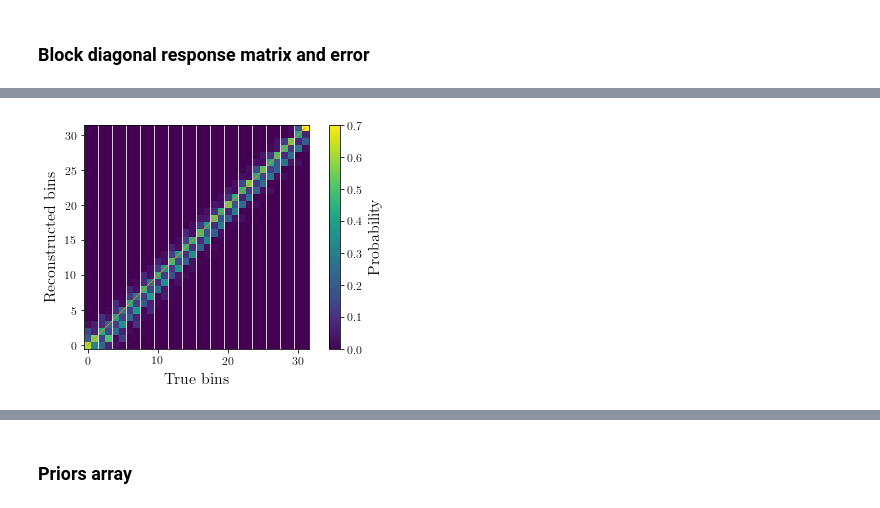
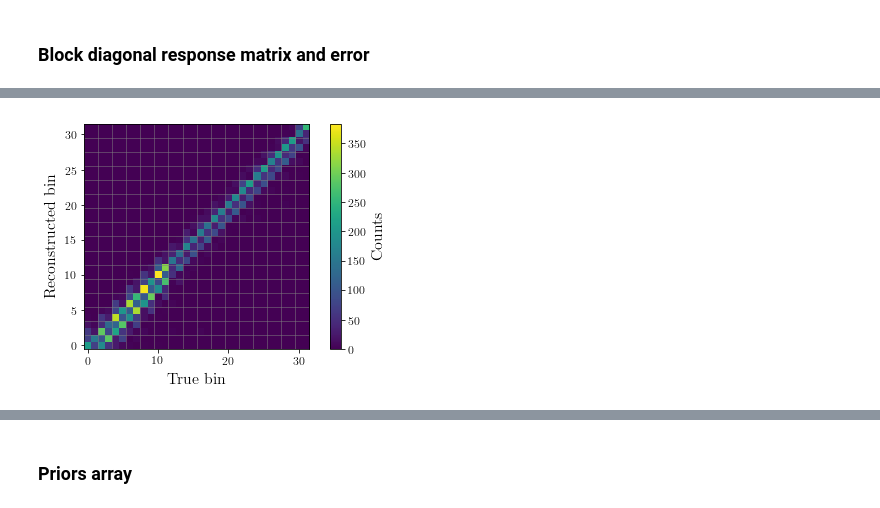
Before and after one commit to jrbourbeau/cr-composition, a Jupyter notebook: notebooks/unfolding/pyunfold-formatting.ipynb, the cells around one changed output, grey strips where cells are left out. Saved outputs shown, nothing was run; the diff lists cells and outputs as text; code cells hidden in the pictures.

```diff
--- a/notebooks/unfolding/pyunfold-formatting.ipynb
+++ b/notebooks/unfolding/pyunfold-formatting.ipynb
@@ -69,7 +70,7 @@ energybins = comp.analysis.get_energybins()
 3. Get separate testing and training datasets
 4. Feature transformation
 # %%
-df_sim_train, df_sim_test = comp.load_sim(config='IC86.2012')
+df_sim_train, df_sim_test = comp.load_sim(config='IC86.2012', log_energy_min=6.0, log_energy_max=8.3)
 # %%
 log_energy_sim_test = df_sim_test['lap_log_energy']
 log_reco_energy_sim_test = df_sim_test['lap_log_energy']
@@ -101,0 +139,2 @@ Pipeline(steps=[('classifier', GradientBoostingClassifier(criterion='friedman_ms
+# %%
+df_sim = comp.load_sim(config='IC86.2012', test_size=0)
@@ -102,5 +435,5 @@ Pipeline(steps=[('classifier', GradientBoostingClassifier(criterion='friedman_ms
 # %%
-df_data = comp.load_data(config='IC86.2012')
+df_data = comp.load_data(config='IC86.2012', log_energy_min=6.0, log_energy_max=8.3)
 # %%
 X_data = comp.dataframe_functions.dataframe_to_array(df_data, feature_list + ['lap_log_energy'])
 log_energy_data = X_data[:,-1]
@@ -381,29 +675,40 @@ plt.matshow(res)
 # %%
-plt.imshow(res, origin='lower')
-plt.plot((0, res.shape[0]-1), (0, res.shape[1]-1), marker='None', ls='-', color='C1')
+plt.imshow(res, origin='lower', cmap='viridis')
+
+# ax = sns.heatmap(res, square=True, xticklabels=2, yticklabels=2,
+# ax = sns.heatmap(res, square=True, mask=res==0, xticklabels=2, yticklabels=2,
+#             cbar_kws={'label': 'Counts'})
+
+ax.plot([0, res.shape[0]-1], [0, res.shape[1]-1], marker='None', ls=':', color='C1')
+
+# ax.invert_yaxis()
+
+
 
 for i in np.arange(0, res.shape[0], 2):
-    plt.axvline(i-0.5, marker='None', ls='-', color='white')
+    plt.axvline(i-0.5, marker='None', ls='-', lw=0.5, color='gray')
 # for i in np.arange(0, res.shape[0], 2):
 #     plt.axvline(i+0.5, marker='None', ls=':', color='gray')
-# for i in np.arange(0, res.shape[0], 2):
-#     plt.axhline(i-0.5, marker='None', ls='-', color='white')
+for i in np.arange(0, res.shape[0], 2):
+    plt.axhline(i-0.5, marker='None', ls='-', lw=0.5, color='gray')
 # for i in np.arange(0, res.shape[0], 2):
 #     plt.axhline(i+0.5, marker='None', ls=':', color='gray')
 
-plt.xlabel('True bins')
-plt.ylabel('Reconstructed bins')
+plt.xlabel('True bin')
+plt.ylabel('Reconstructed bin')
+# plt.grid()
 
 # plt.xticks(np.arange(0.5, res.shape[0], 2),
 #            ['{}'.format(i+1) for i in range(res.shape[0])],
 #            rotation='vertical')
 # plt.yticks(np.arange(0.5, res.shape[0], 2),
 #            ['{}'.format(i+1) for i in range(res.shape[0])])
-plt.colorbar(label='Probability')
 
-res_mat_outfile = os.path.join(comp.paths.figures_dir, 'unfolding', 'response-matrix.png')
+plt.colorbar(label='Counts')
+
+res_mat_outfile = os.path.join(comp.paths.figures_dir, 'unfolding', 'response-statistics.png')
 comp.check_output_dir(res_mat_outfile)
 plt.savefig(res_mat_outfile)
 plt.show()
 # %% [output]
-[figure, old version]
+[figure, new version]
```
Also changed, not shown: parts of 60 cells of this notebook, 12 other files.
